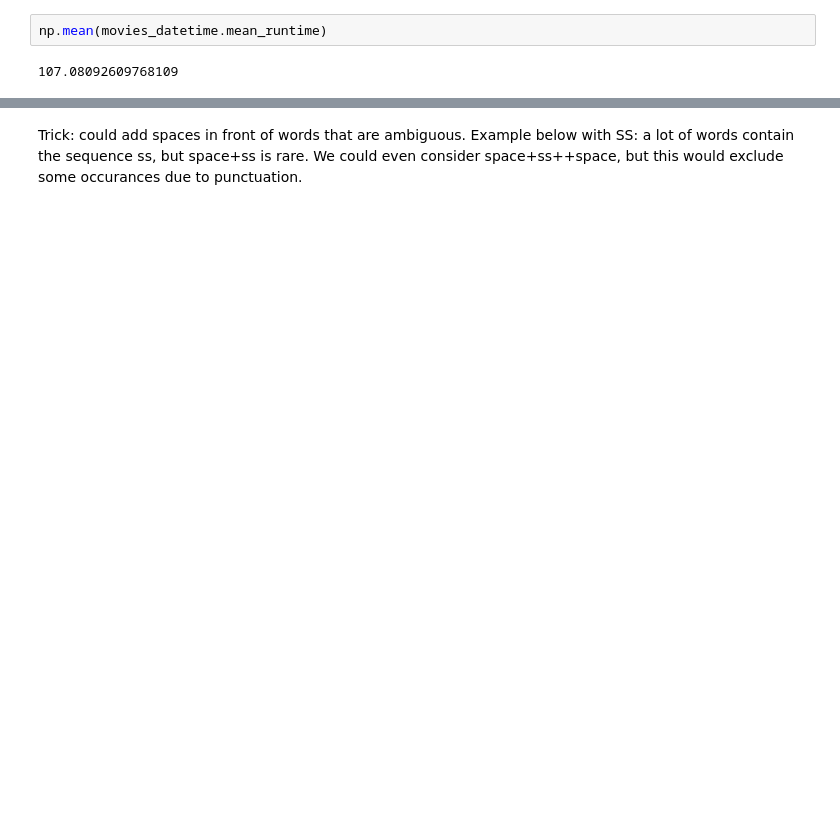
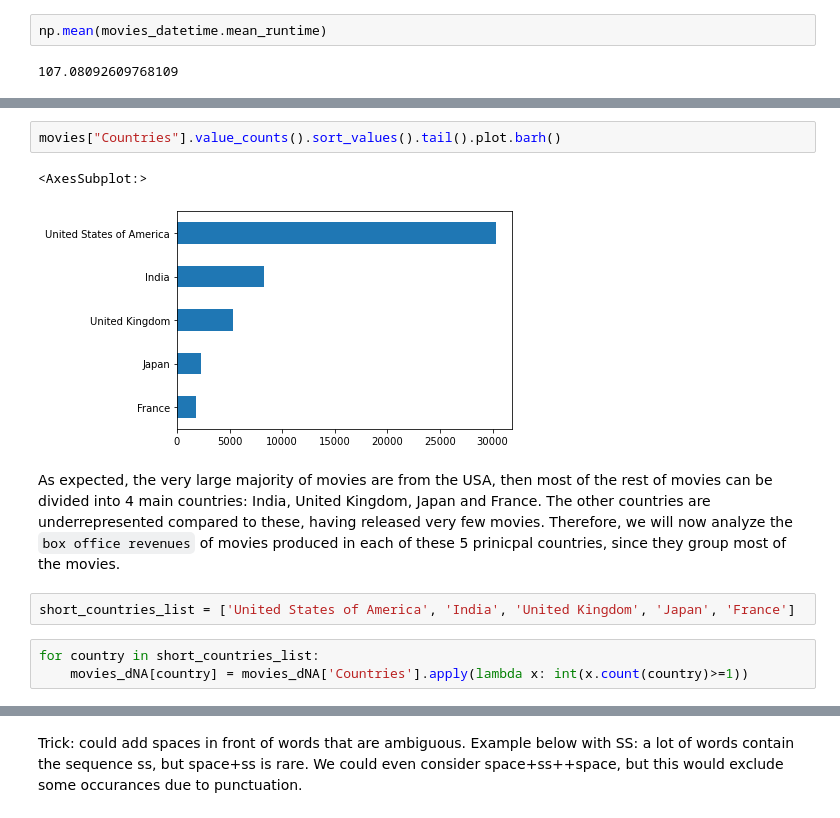
Before and after one commit to epfl-ada/ada-2022-project-thegonios, a Jupyter notebook: Data_processing.ipynb, the cells around one changed output, grey strips where cells are left out. Saved outputs shown, nothing was run; the diff lists cells and outputs as text; blank space fills up the shorter version.

```diff
--- a/Data_processing.ipynb
+++ b/Data_processing.ipynb
@@ -410,0 +490,12 @@ merge_characters_type.head(1)
+# %%
+movies["Countries"].value_counts().sort_values().tail().plot.barh()
+# %% [output]
+<AxesSubplot:>
+[figure, added]
+# %% [markdown]
+As expected, the very large majority of movies are from the USA, then most of the rest of movies can be divided into 4 main countries: India, United Kingdom, Japan and France. The other countries are underrepresented compared to these, having released very few movies. Therefore, we will now analyze the `box office revenues` of movies produced in each of these 5 prinicpal countries, since they group most of the movies.
+# %%
+short_countries_list = ['United States of America', 'India', 'United Kingdom', 'Japan', 'France']
+# %%
+for country in short_countries_list:
+    movies_dNA[country] = movies_dNA['Countries'].apply(lambda x: int(x.count(country)>=1))
```
Also changed, not shown: parts of 127 cells of this notebook.
